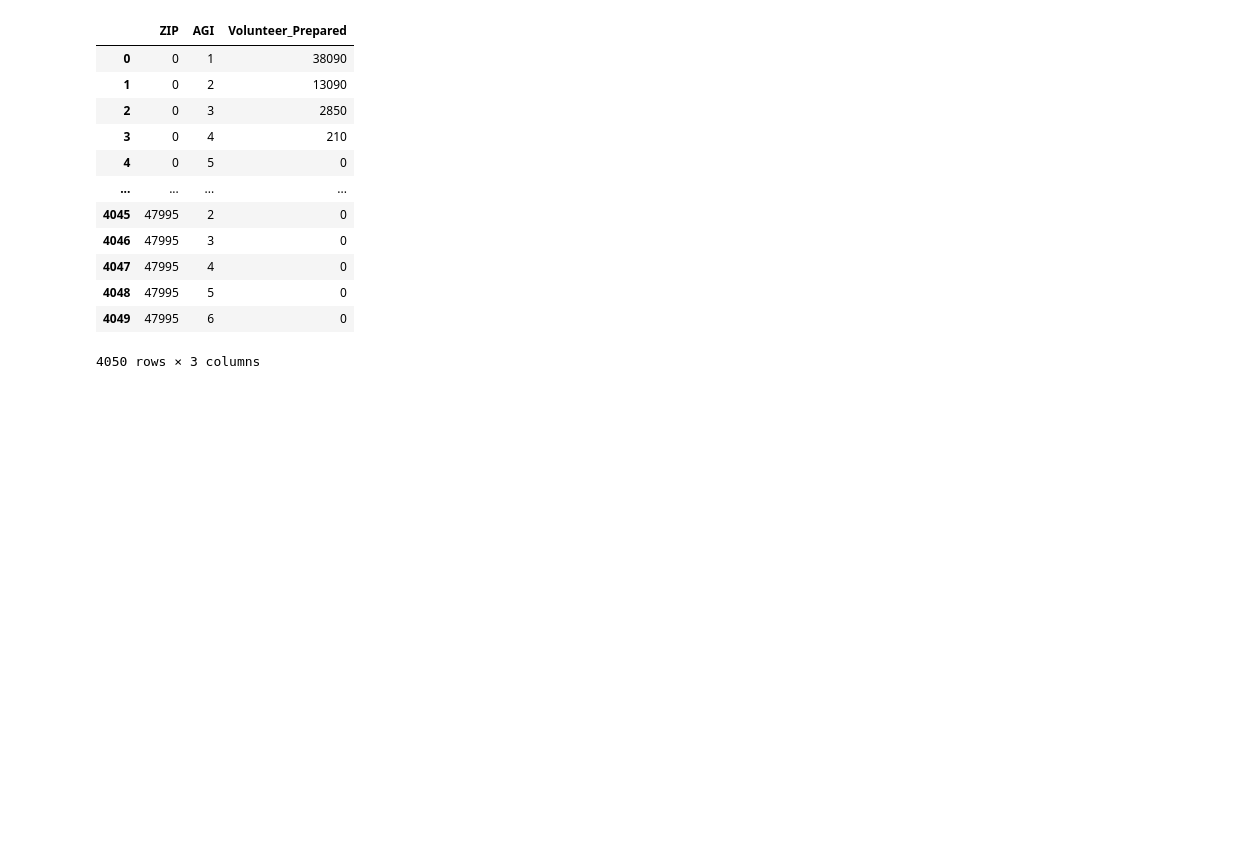
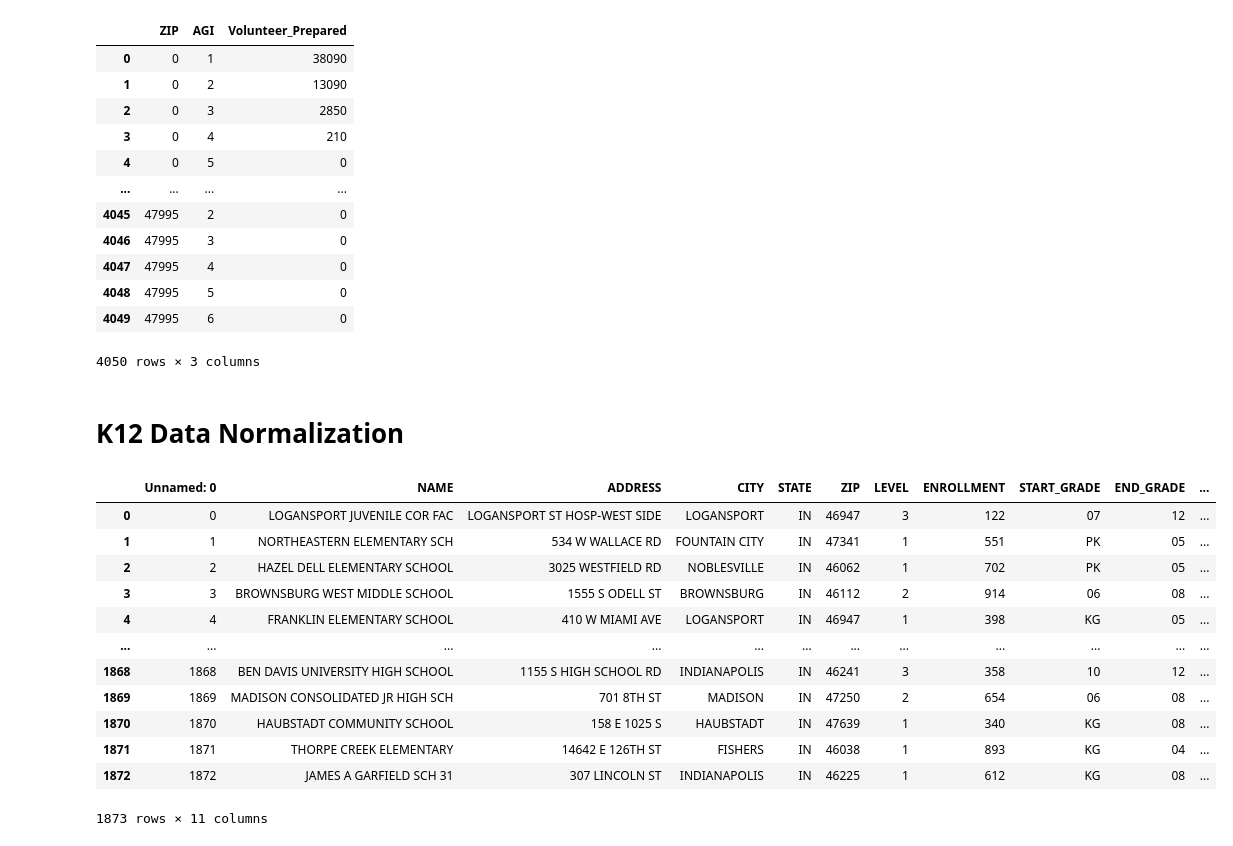
Before and after one commit to staceyj118/Education_and_Taxes, a Jupyter notebook: Resources/Data Normalization.ipynb, the cells around one changed output. Cells and saved outputs as stored; diff of their text form; code cells hidden in the pictures; blank space fills up the shorter version.

Commit message:
Made changes to PPT. Began formal data normalization and PGAdmin uploading for all data. Renamed Tax Cleaning ipynb file to Data Normalization.

```diff
--- a/Resources/Tax Cleaning.ipynb
+++ b/Resources/Data Normalization.ipynb
@@ -198,3 +198,24 @@ vp
 | 4048 | 47995 | 5 | 0 |
 | 4049 | 47995 | 6 | 0 |
 4050 rows × 3 columns
+# %% [markdown]
+# K12 Data Normalization
+# %%
+# Importing clean K12 csv data
+k12 = 'Indiana_k12.csv'
+k12_data = pd.read_csv(k12)
+k12_data
+# %% [output]
+|  | Unnamed: 0 | NAME | ADDRESS | CITY | STATE | ZIP | LEVEL | ENROLLMENT | START_GRADE | END_GRADE | ... |
+| 0 | 0 | LOGANSPORT JUVENILE COR FAC | LOGANSPORT ST HOSP-WEST SIDE | LOGANSPORT | IN | 46947 | 3 | 122 | 07 | 12 | ... |
+| 1 | 1 | NORTHEASTERN ELEMENTARY SCH | 534 W WALLACE RD | FOUNTAIN CITY | IN | 47341 | 1 | 551 | PK | 05 | ... |
+| 2 | 2 | HAZEL DELL ELEMENTARY SCHOOL | 3025 WESTFIELD RD | NOBLESVILLE | IN | 46062 | 1 | 702 | PK | 05 | ... |
+| 3 | 3 | BROWNSBURG WEST MIDDLE SCHOOL | 1555 S ODELL ST | BROWNSBURG | IN | 46112 | 2 | 914 | 06 | 08 | ... |
+| 4 | 4 | FRANKLIN ELEMENTARY SCHOOL | 410 W MIAMI AVE | LOGANSPORT | IN | 46947 | 1 | 398 | KG | 05 | ... |
+| ... | ... | ... | ... | ... | ... | ... | ... | ... | ... | ... | ... |
+| 1868 | 1868 | BEN DAVIS UNIVERSITY HIGH SCHOOL | 1155 S HIGH SCHOOL RD | INDIANAPOLIS | IN | 46241 | 3 | 358 | 10 | 12 | ... |
+| 1869 | 1869 | MADISON CONSOLIDATED JR HIGH SCH | 701 8TH ST | MADISON | IN | 47250 | 2 | 654 | 06 | 08 | ... |
+| 1870 | 1870 | HAUBSTADT COMMUNITY SCHOOL | 158 E 1025 S | HAUBSTADT | IN | 47639 | 1 | 340 | KG | 08 | ... |
+| 1871 | 1871 | THORPE CREEK ELEMENTARY | 14642 E 126TH ST | FISHERS | IN | 46038 | 1 | 893 | KG | 04 | ... |
+| 1872 | 1872 | JAMES A GARFIELD SCH 31 | 307 LINCOLN ST | INDIANAPOLIS | IN | 46225 | 1 | 612 | KG | 08 | ... |
+1873 rows × 11 columns
```
Also changed, not shown: parts of 10 cells of this notebook, 2 other files.
